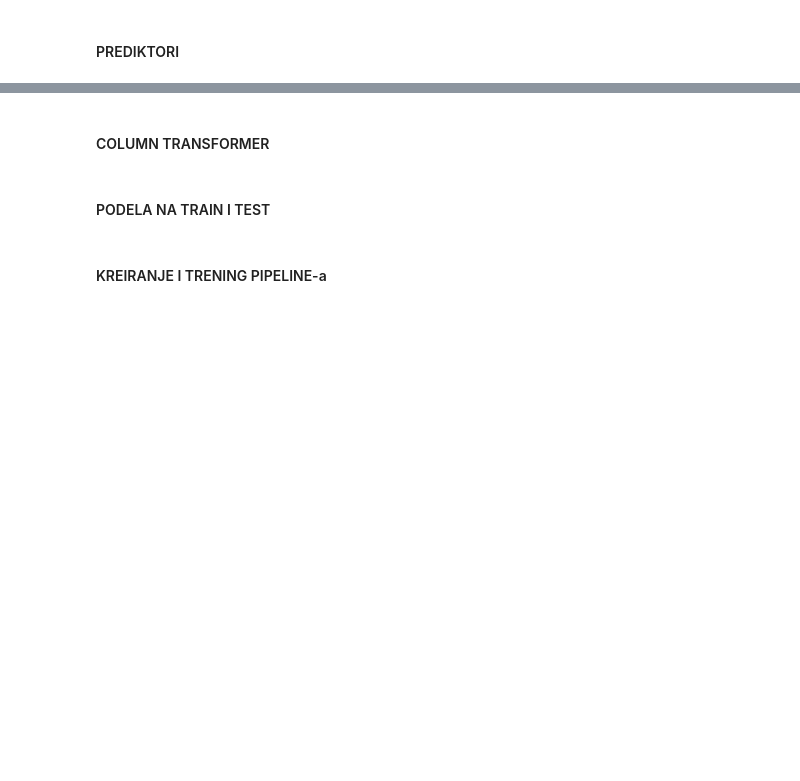
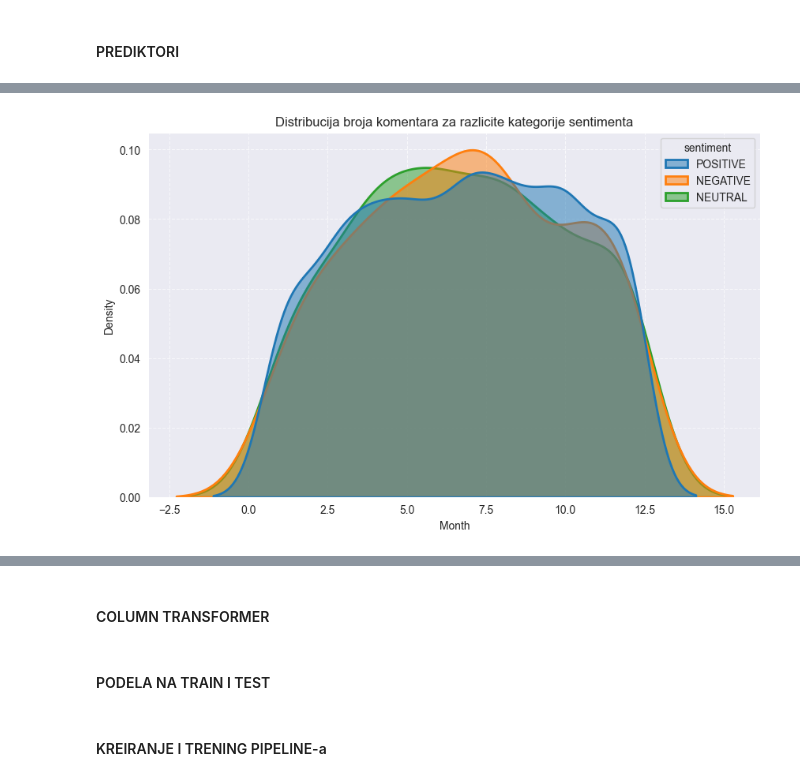
Before and after one commit to nralic/napredna-analiza-podataka, a Jupyter notebook: primeri_kolokvijuma/Klasifikacija2.ipynb, the cells around one changed output, grey strips where cells are left out. Saved outputs shown, nothing was run; the diff lists cells and outputs as text; code cells hidden in the pictures; blank space fills up the shorter version.

```diff
--- a/primeri_kolokvijuma/Klasifikacija2.ipynb
+++ b/primeri_kolokvijuma/Klasifikacija2.ipynb
@@ -140,0 +126,22 @@ Broj jedinstvenih vrednosti u Branch koloni: 3
+# %%
+# kolona Year_Month
+
+data['month'] = data.Year_Month.apply(lambda ym: int(ym.split('-')[1]))
+
+plt.figure(figsize=(10, 6))
+
+sb.kdeplot(data=data,
+           x='month',
+           hue='sentiment',
+           fill=True,
+           common_norm=False,
+           alpha=0.5,
+           linewidth=2)
+
+plt.title('Distribucija broja komentara za razlicite kategorije sentimenta')
+plt.xlabel('Month')
+plt.ylabel('Density')
+plt.grid(True, linestyle='--', alpha=0.7)
+plt.show()
+# %% [output]
+[figure, added]
```
Also changed, not shown: parts of 32 cells of this notebook, 2 other files.
